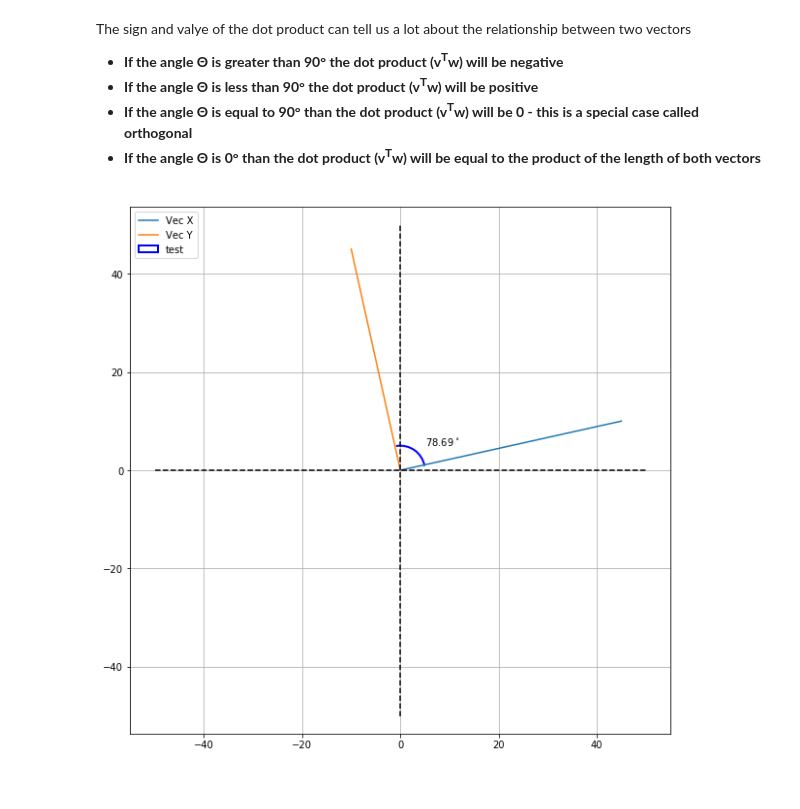
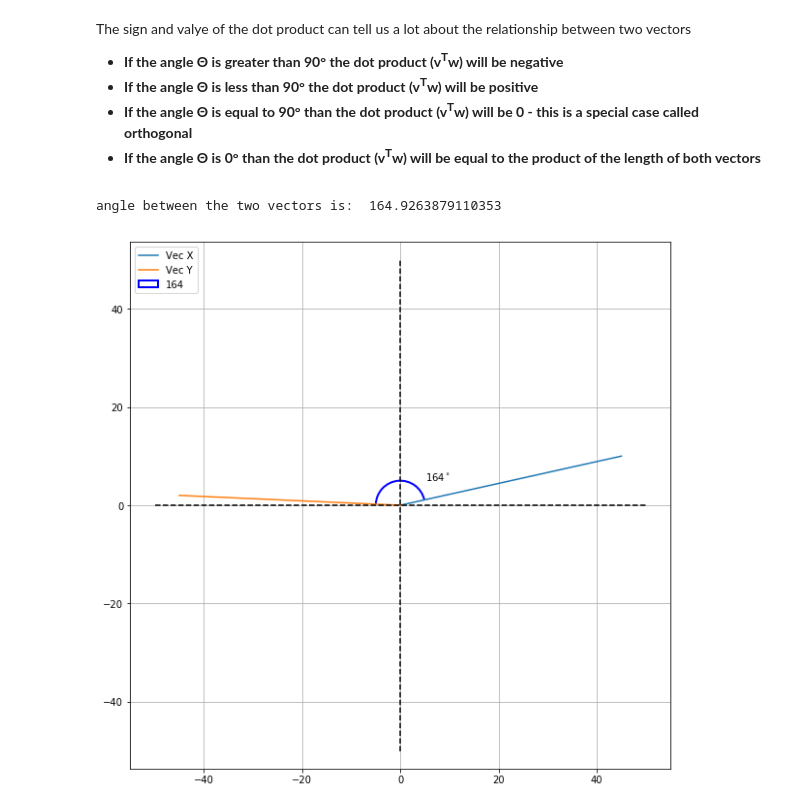
Before and after one commit to melams/linAlg, a Jupyter notebook: 2_vectors/Vectors.ipynb, the cells around one changed output. Cells and saved outputs as stored; diff of their text form; code cells hidden in the pictures.

Commit message:
added code for calculating angle and arc

```diff
--- a/2_vectors/Vectors.ipynb
+++ b/2_vectors/Vectors.ipynb
@@ -386,30 +386,44 @@ The dot product i: 2000
 # %%
 # Negative Dot Product
 vec_2d_x = np.array([45, 10])
-vec_2d_y = np.array([-10, 45])
+vec_2d_y = np.array([-45, 2])
 
-# Plotting the results as lines (vectors)
 
-# create arc using figure
+def calc_arc_theta(vec_2d_a, vec_2d_b):
+    x_axis = np.array([10,0])
+    theta_a = np.rad2deg(np.arccos(np.dot(vec_2d_a, x_axis) / ((LA.norm(vec_2d_a))*LA.norm(x_axis))))
+    theta_b = np.rad2deg(np.arccos(np.dot(vec_2d_b, x_axis) / ((LA.norm(vec_2d_b))*LA.norm(x_axis))))
+    theta_dot = theta_b - theta_a
+
+    print('angle between the two vectors is: ', theta_dot)
+
+    return theta_a, theta_b, int(theta_dot)
+
+arc_start, arc_end, arc_angle = calc_arc_theta(vec_2d_x, vec_2d_y)
+
+# create arc for representing angle using figure
 from matplotlib import patches
 fig = plt.figure(num=None, figsize=(10,10))
 ax = fig.add_subplot(111, aspect='auto')
 
-e1 = patches.Arc((0, 0), 10, 10, angle=0, theta1=10, theta2= 100, linewidth=2, fill=False, zorder=2, label='test', color='blue')
+e1 = patches.Arc((0, 0), 10, 10, angle=0, theta1=arc_start, theta2= arc_end, linewidth=2, fill=False, zorder=2, label=str(arc_angle),
+                 color='blue')
 
 ax.add_patch(e1)
-ax.text(5,5, '78.69$^\circ$')
+ax.text(5,5, str(arc_angle) + '$^\circ$')
 
+# plot both vectors as lines
 plt.plot([0, vec_2d_x[0]], [0, vec_2d_x[1]], label='Vec X')
 plt.plot([0, vec_2d_y[0]], [0, vec_2d_y[1]], label='Vec Y')
 #plt.title('Two vectors with a dot product of: '+ str(np.dot(vec_2d_x, vec_2d_y)))
 plt.axis('equal')
 plt.plot([-50, 50],[0, 0],'k--')
 plt.plot([0, 0],[-50, 50],'k--')
 plt.grid()
 
 plt.legend(loc="upper left")
 # plt_diff = plt.legend((vx, vy, vdiff), ('Vec X', 'Vec Y', 'Vec X - Vec Y'), loc="upper left")
 plt.show()
 # %% [output]
+angle between the two vectors is:  164.9263879110353
-[figure, old version]
+[figure, new version]
```
Also changed, not shown: parts of 1 cell of this notebook.
